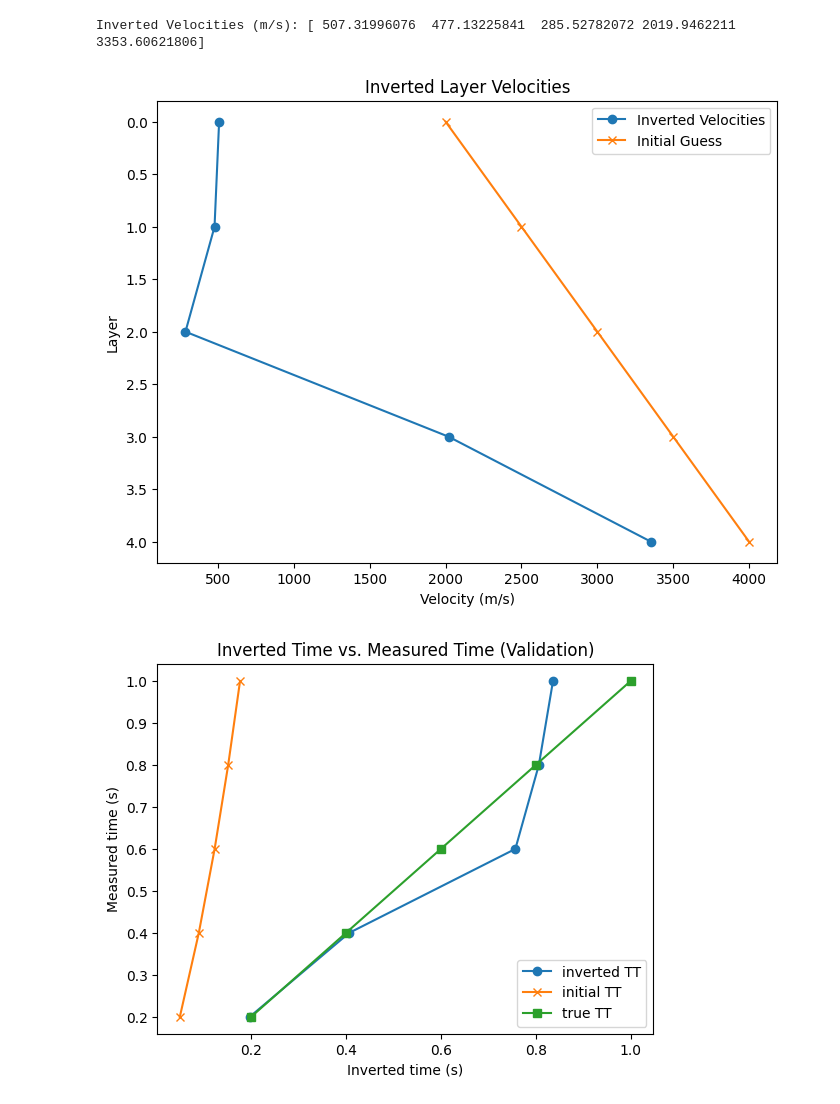
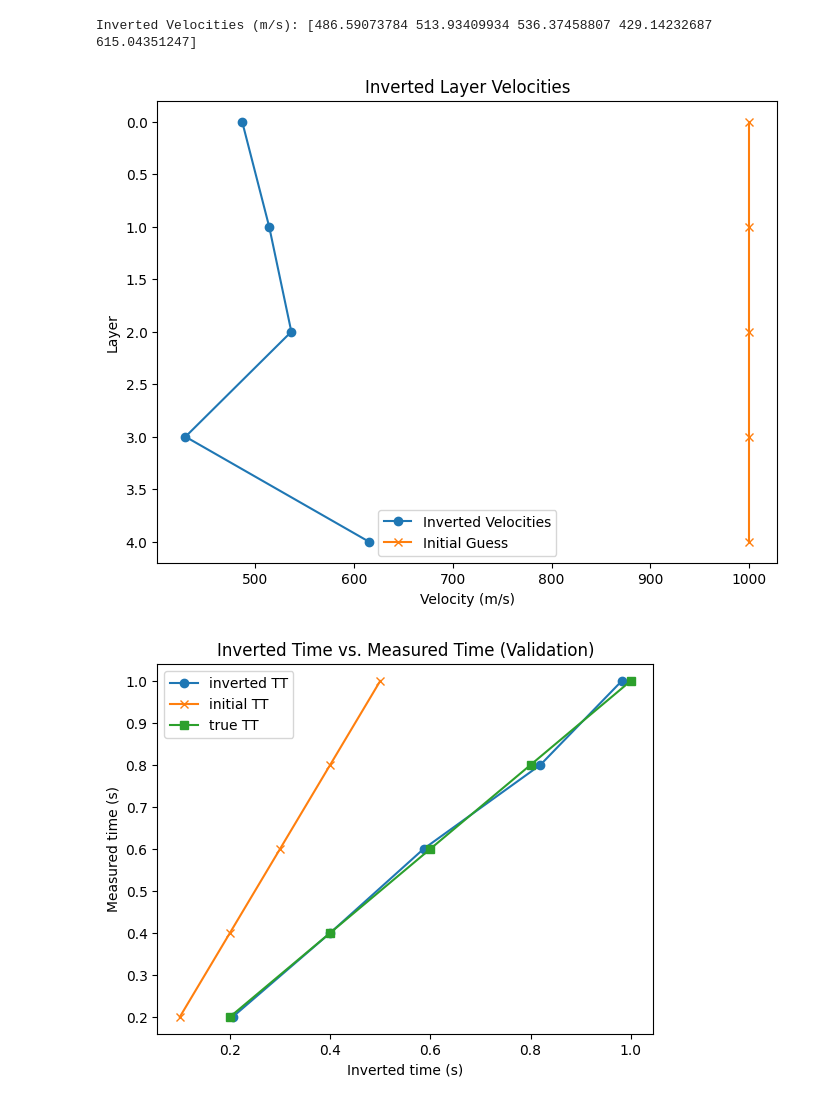
Before and after one commit to yjliu212/hello-world, a Jupyter notebook: Inversion_Example.ipynb, the cells around one changed output. Saved outputs shown, nothing was run; the diff lists cells and outputs as text; code cells hidden in the pictures.

```diff
--- a/Inversion_Example.ipynb
+++ b/Inversion_Example.ipynb
@@ -21,7 +21,7 @@ def objective_function(velocities, travel_times, layer_thickness):
     return np.sum((travel_times - predicted_times)**2)
 
 # 初始猜测的声速（单位：米/秒）
-initial_guess = np.array([2000, 2500, 3000, 3500, 4000])
+initial_guess = np.array([1000, 1000, 1000, 1000, 1000])
 
 # 使用最小化方法反演声速
 result = opt.minimize(objective_function, initial_guess, args=(travel_times, layer_thickness))
@@ -31,33 +31,33 @@ inverted_velocities = result.x
 
 # 打印结果
 print("Inverted Velocities (m/s):", inverted_velocities)
 
 # 绘制反演结果
 plt.figure(figsize=(8, 6))
 plt.plot(inverted_velocities, range(len(inverted_velocities)), marker='o',label='Inverted Velocities')
 plt.plot(initial_guess, range(len(initial_guess)), marker='x',label='Initial Guess')
 plt.xlabel("Velocity (m/s)")
 plt.ylabel("Layer")
 plt.title("Inverted Layer Velocities")
 plt.gca().invert_yaxis()
 plt.legend()
 plt.show()
 
 # Forward modeling for validation
 tt_inv=np.cumsum(travel_time_model(inverted_velocities,layer_thickness))
 tt_ini=np.cumsum(travel_time_model(initial_guess,layer_thickness))
 
 plt.figure
 plt.plot(tt_inv,travel_times,marker='o',label='inverted TT')
 plt.plot(tt_ini,travel_times,marker='x',label='initial TT')
 plt.plot(travel_times,travel_times,marker='s',label='true TT')
 
 plt.xlabel('Inverted time (s)')
 plt.ylabel('Measured time (s)')
 plt.title('Inverted Time vs. Measured Time (Validation)')
 plt.legend()
 plt.show()
 # %% [output]
-Inverted Velocities (m/s): [ 507.31996076  477.13225841  285.52782072 2019.9462211  3353.60621806]
+Inverted Velocities (m/s): [486.59073784 513.93409934 536.37458807 429.14232687 615.04351247]
-[figure, old version]
+[figure, new version]
-[figure, old version]
+[figure, new version]
```
